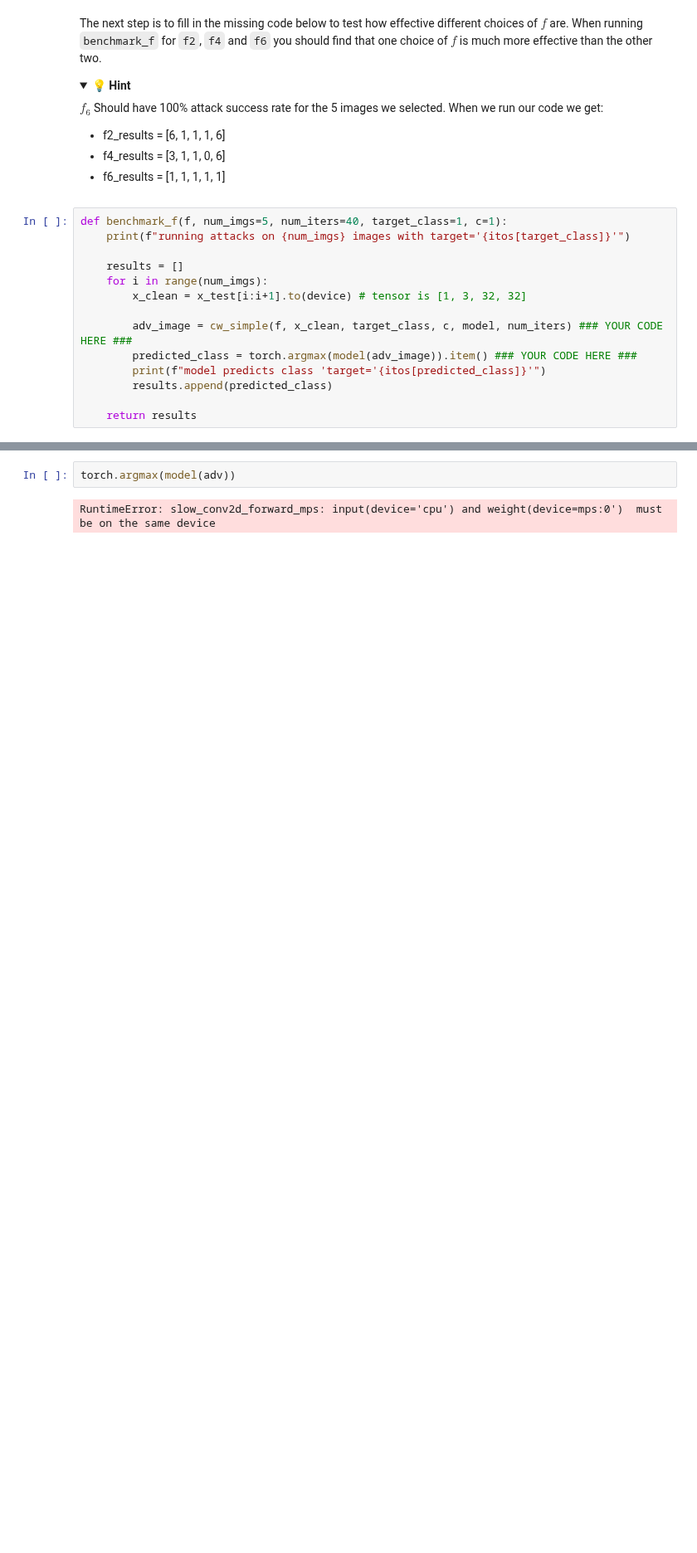
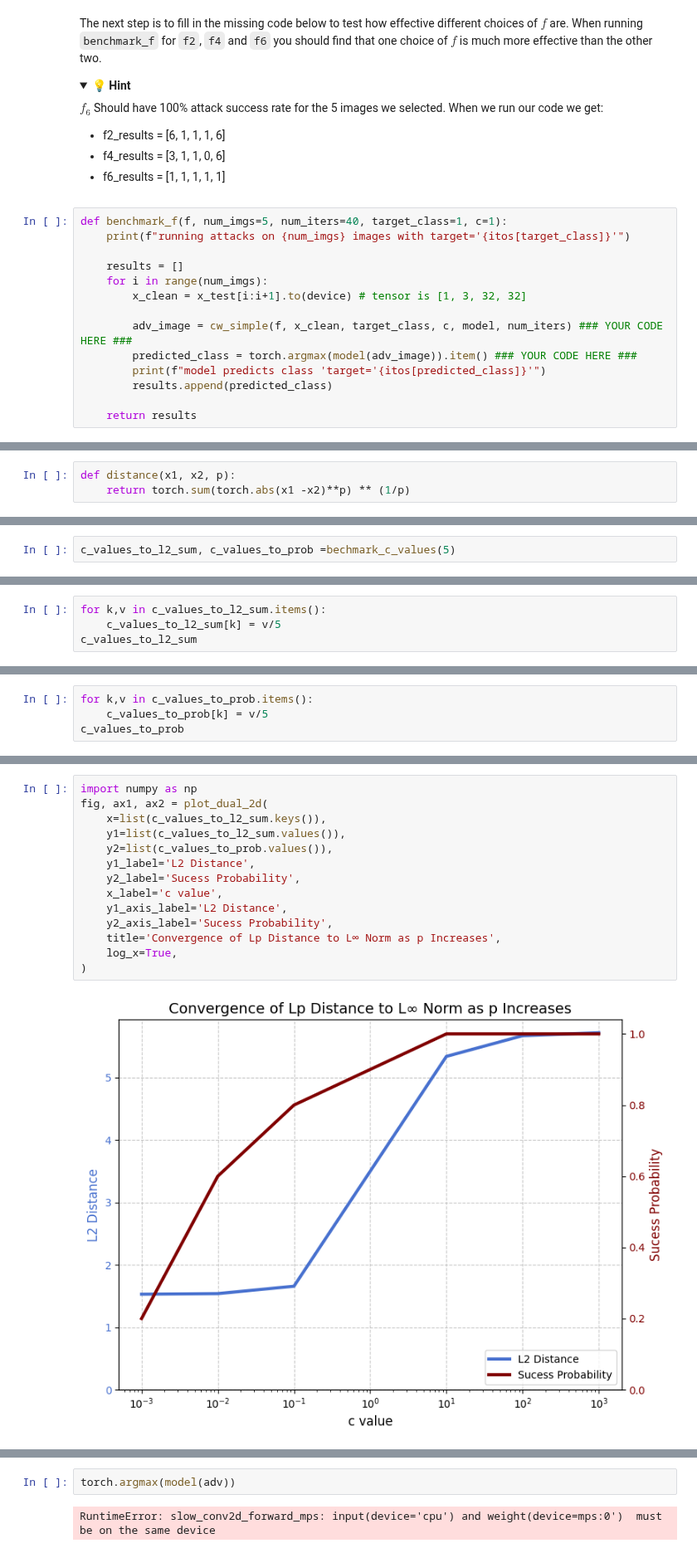
Before and after one commit to zroe1/xlab-ai-security, a Jupyter notebook: working/CW.ipynb, the cells around one changed output, grey strips where cells are left out. Shown at 83% size. Cells and saved outputs as stored; diff of their text form; folded sections open; blank space fills up the shorter version.

```diff
--- a/working/CW.ipynb
+++ b/working/CW.ipynb
@@ -243,2 +298,5 @@ In other words, to find the idea result, we want our optimizer to make improveme
 
 In the code below you will benchmark different $c$ values for a small subset of CIFAR 10.
+# %%
+def distance(x1, x2, p):
+    return torch.sum(torch.abs(x1 -x2)**p) ** (1/p)
@@ -244,0 +340,2 @@ In the code below you will benchmark different $c$ values for a small subset of
+# %%
+c_values_to_l2_sum, c_values_to_prob =bechmark_c_values(5)
@@ -244,0 +360,4 @@ In the code below you will benchmark different $c$ values for a small subset of
+# %%
+for k,v in c_values_to_l2_sum.items():
+    c_values_to_l2_sum[k] = v/5
+c_values_to_l2_sum
@@ -244,0 +371,4 @@ In the code below you will benchmark different $c$ values for a small subset of
+# %%
+for k,v in c_values_to_prob.items():
+    c_values_to_prob[k] = v/5
+c_values_to_prob
@@ -244,0 +480,16 @@ In the code below you will benchmark different $c$ values for a small subset of
+# %%
+import numpy as np
+fig, ax1, ax2 = plot_dual_2d(
+    x=list(c_values_to_l2_sum.keys()),
+    y1=list(c_values_to_l2_sum.values()),
+    y2=list(c_values_to_prob.values()),
+    y1_label='L2 Distance',
+    y2_label='Sucess Probability',
+    x_label='c value',
+    y1_axis_label='L2 Distance',
+    y2_axis_label='Sucess Probability',
+    title='Convergence of Lp Distance to L∞ Norm as p Increases',
+    log_x=True,
+)
+# %% [output]
+[figure, added]
```
Also changed, not shown: parts of 22 cells of this notebook.
